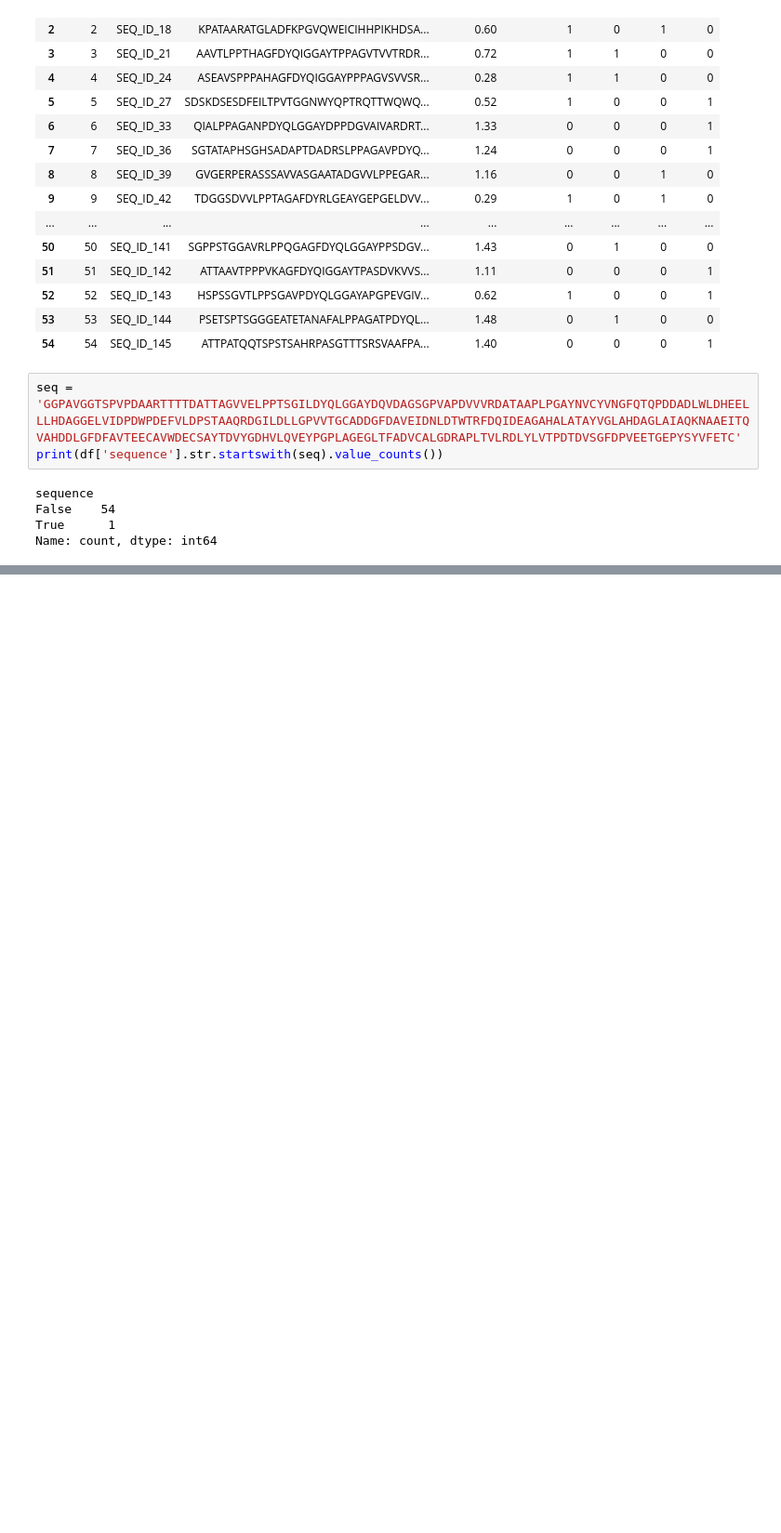
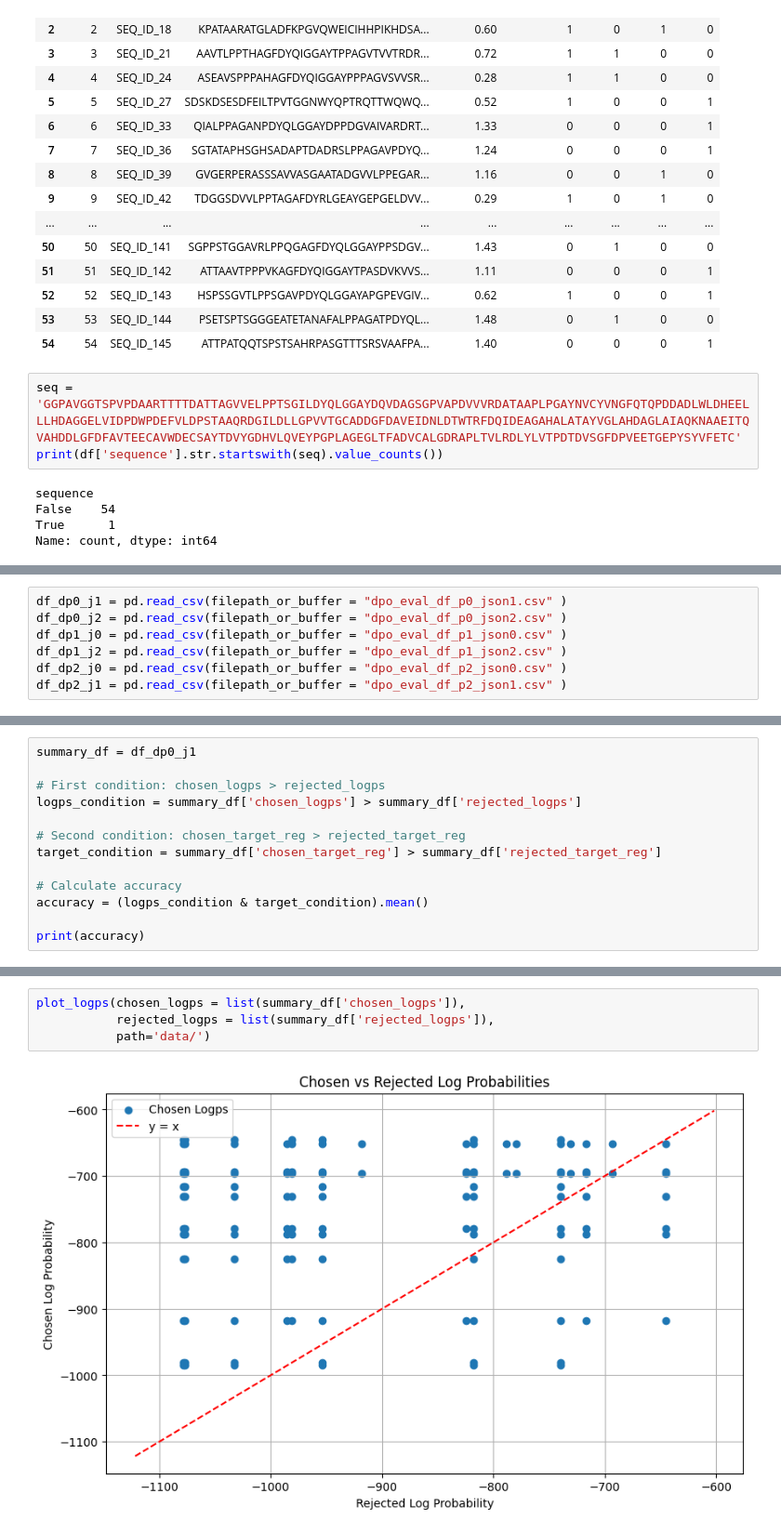
Before and after one commit to CoditoDTU/novo_dpo, a Jupyter notebook: dpo.ipynb, the cells around one changed output, grey strips where cells are left out. Shown at 93% size. Drawn from its saved outputs; the diff is of its cells as text; blank space fills up the shorter version.

```diff
--- a/dpo.ipynb
+++ b/dpo.ipynb
@@ -47,0 +58,7 @@ Name: count, dtype: int64
+# %%
+df_dp0_j1 = pd.read_csv(filepath_or_buffer = "dpo_eval_df_p0_json1.csv" )
+df_dp0_j2 = pd.read_csv(filepath_or_buffer = "dpo_eval_df_p0_json2.csv" )
+df_dp1_j0 = pd.read_csv(filepath_or_buffer = "dpo_eval_df_p1_json0.csv" )
+df_dp1_j2 = pd.read_csv(filepath_or_buffer = "dpo_eval_df_p1_json2.csv" )
+df_dp2_j0 = pd.read_csv(filepath_or_buffer = "dpo_eval_df_p2_json0.csv" )
+df_dp2_j1 = pd.read_csv(filepath_or_buffer = "dpo_eval_df_p2_json1.csv" )
@@ -47,0 +106,13 @@ Name: count, dtype: int64
+# %%
+summary_df = df_dp0_j1
+
+# First condition: chosen_logps > rejected_logps
+logps_condition = summary_df['chosen_logps'] > summary_df['rejected_logps']
+
+# Second condition: chosen_target_reg > rejected_target_reg
+target_condition = summary_df['chosen_target_reg'] > summary_df['rejected_target_reg']
+
+# Calculate accuracy
+accuracy = (logps_condition & target_condition).mean()
+
+print(accuracy)
@@ -47,0 +198,6 @@ Name: count, dtype: int64
+# %%
+plot_logps(chosen_logps = list(summary_df['chosen_logps']),
+           rejected_logps = list(summary_df['rejected_logps']),
+           path='data/')
+# %% [output]
+[figure, added]
```
Also changed, not shown: parts of 10 cells of this notebook, 7 other files.
